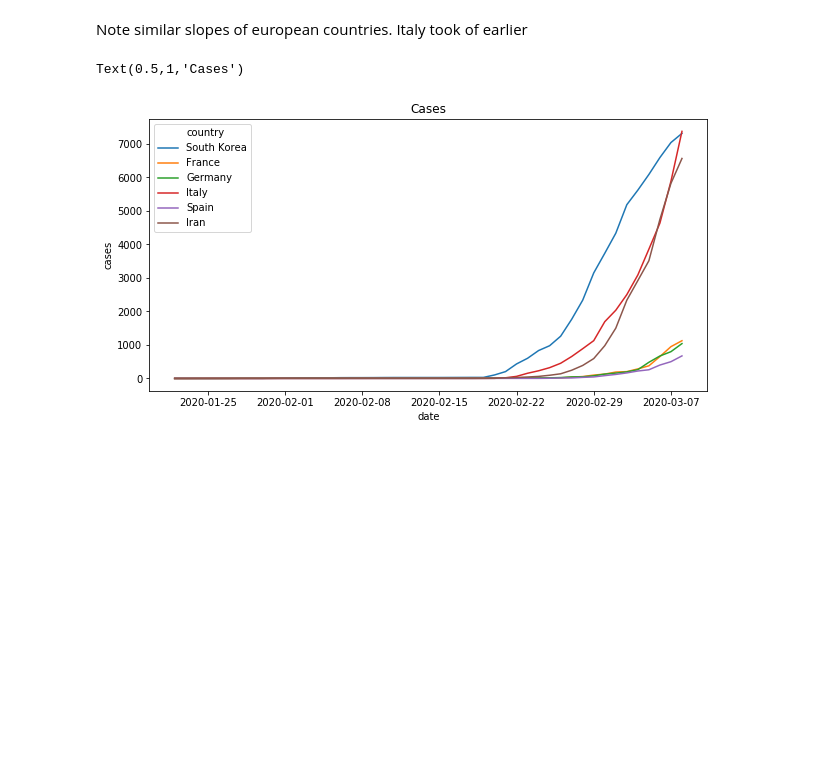
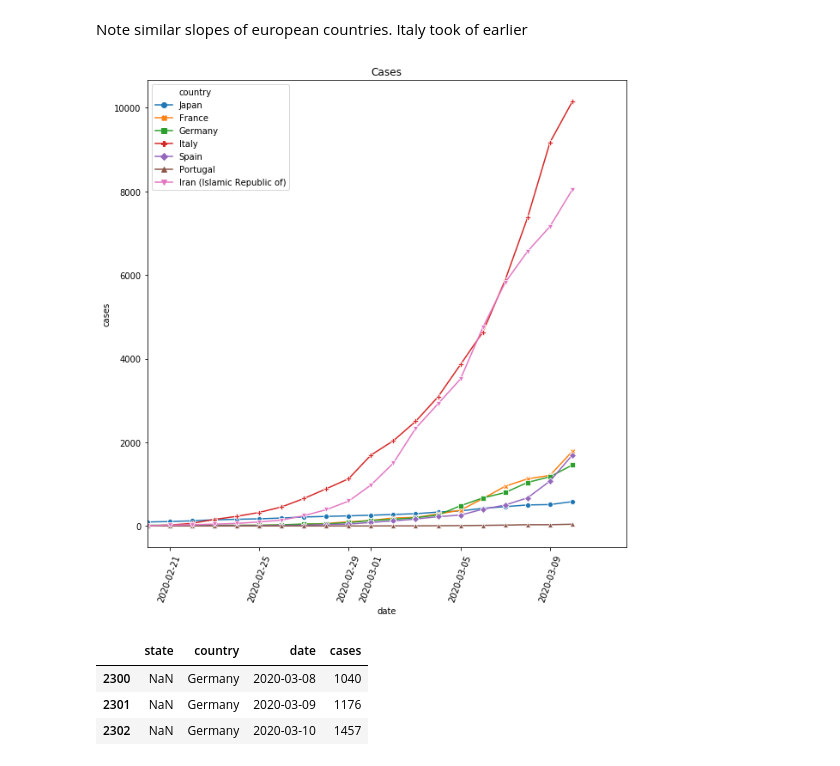
Before and after one commit to jlarsch/covid19Notebook, a Jupyter notebook: Covid19 notebook.ipynb, the cells around one changed output. Cells and saved outputs as stored; diff of their text form; code cells hidden in the pictures; blank space fills up the shorter version.

```diff
--- a/Covid19 notebook.ipynb
+++ b/Covid19 notebook.ipynb
@@ -22,4 +49,5 @@ df.head()
 # %%
-plotCountries=['Germany','Italy','France','Spain','Iran','South Korea']
+plotCountries=['Germany','Italy','France','Spain','Iran (Islamic Republic of)','South Korea','Japan','Portugal']
 ix=df.country.isin(plotCountries)
+plotStartDate=pd.to_datetime('2020-02-20')
 # %%
@@ -38,13 +73,25 @@ Text(0.5,1,'Cases, log y scale')
 # %% [markdown]
 Note similar slopes of european countries. Italy took of earlier
 # %%
-plt.subplots(figsize=(10,5))
+plt.subplots(figsize=(10,10))
 g=sns.lineplot(data=df[ix],
              x='date',
              y='cases',
-            hue='country')
+            hue='country',
+               style='country',
+              dashes=False,
+              markers=True)
 
-plt.title('Cases')
+plt.title('Cases');
+plt.xticks(rotation=70);
+plt.xlim(left=plotStartDate);
 # %% [output]
-Text(0.5,1,'Cases')
-[figure, old version]
+[figure, new version]
+# %%
+ix=df.country.isin([plotCountries[0]])
+df.loc[ix][-3:]
+# %% [output]
+|  | state | country | date | cases |
+| 2300 | NaN | Germany | 2020-03-08 | 1040 |
+| 2301 | NaN | Germany | 2020-03-09 | 1176 |
+| 2302 | NaN | Germany | 2020-03-10 | 1457 |
```
Also changed, not shown: parts of 4 cells of this notebook.
